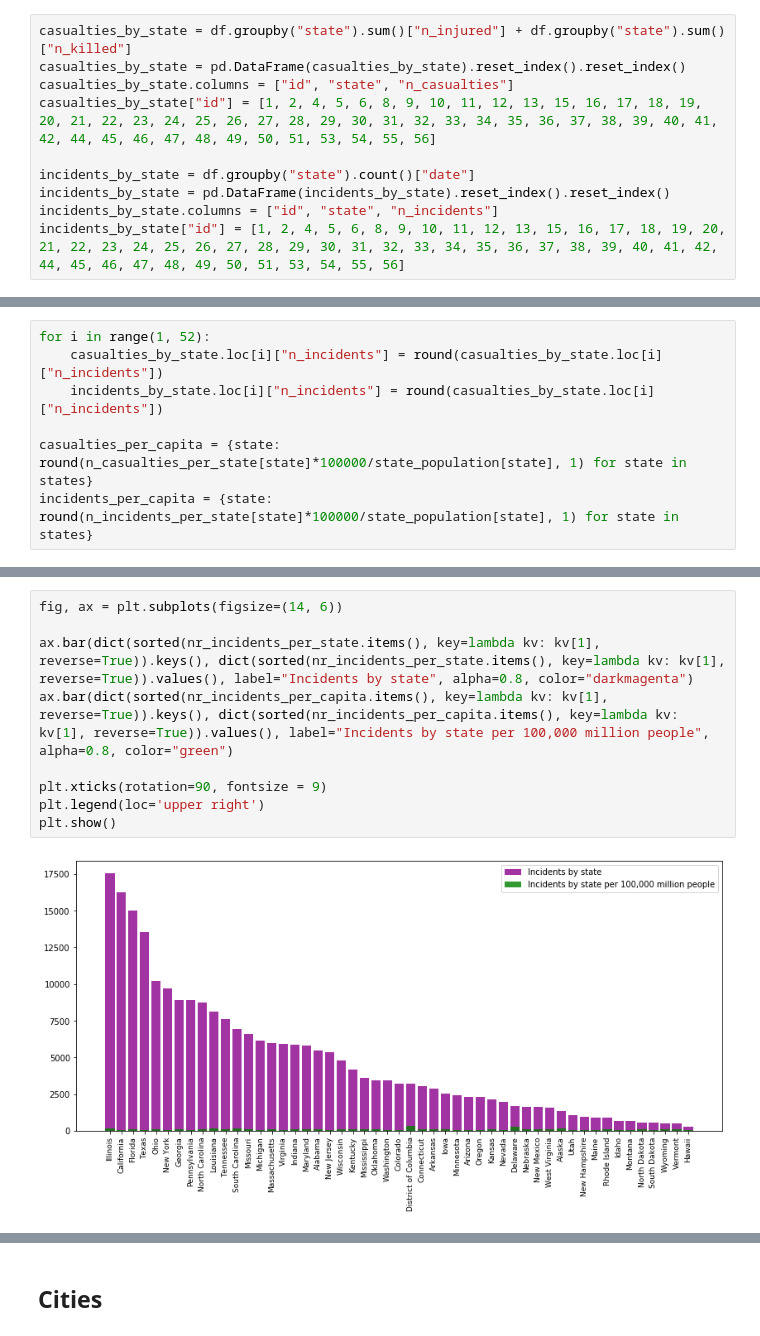
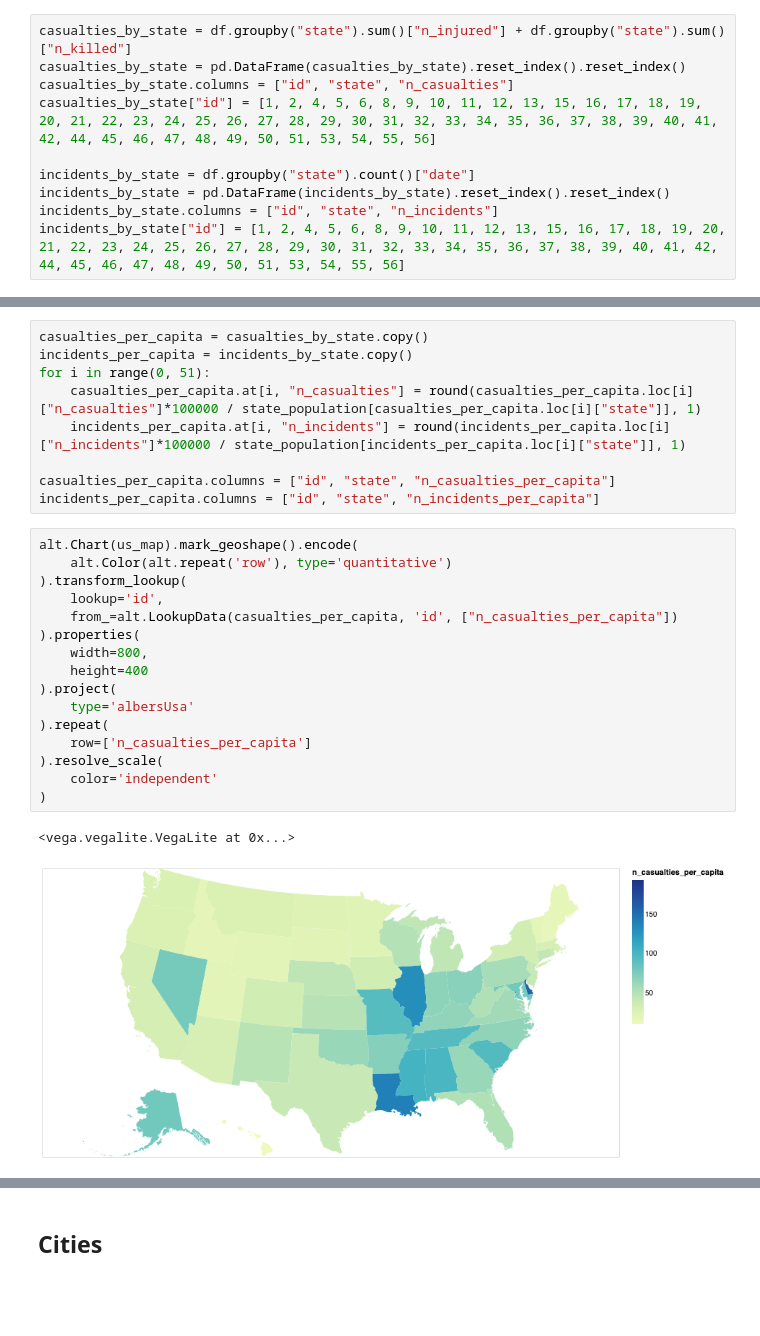
Before and after one commit to mideaconu/gun-violence, a Jupyter notebook: gun-violence.ipynb, the cells around one changed output, grey strips where cells are left out. Cells and saved outputs as stored; diff of their text form; blank space fills up the shorter version.

```diff
--- a/gun-violence.ipynb
+++ b/gun-violence.ipynb
@@ -595,10 +579,3 @@ alt.Chart(states_).mark_geoshape().encode(
 # %% [output]
 <vega.vegalite.VegaLite at 0x...>
 [figure]
-# %%
-for i in range(1, 52):
-    casualties_by_state.loc[i]["n_incidents"] = round(casualties_by_state.loc[i]["n_incidents"])
-    incidents_by_state.loc[i]["n_incidents"] = round(casualties_by_state.loc[i]["n_incidents"])
-
-casualties_per_capita = {state: round(n_casualties_per_state[state]*100000/state_population[state], 1) for state in states}
-incidents_per_capita = {state: round(n_incidents_per_state[state]*100000/state_population[state], 1) for state in states}
@@ -744,11 +582,28 @@ plot_map(nr_incidents_per_capita, min(nr_incidents_per_capita.values()), max(nr_
-# %%
-fig, ax = plt.subplots(figsize=(14, 6))
-
-ax.bar(dict(sorted(nr_incidents_per_state.items(), key=lambda kv: kv[1], reverse=True)).keys(), dict(sorted(nr_incidents_per_state.items(), key=lambda kv: kv[1], reverse=True)).values(), label="Incidents by state", alpha=0.8, color="darkmagenta")
-ax.bar(dict(sorted(nr_incidents_per_capita.items(), key=lambda kv: kv[1], reverse=True)).keys(), dict(sorted(nr_incidents_per_capita.items(), key=lambda kv: kv[1], reverse=True)).values(), label="Incidents by state per 100,000 million people", alpha=0.8, color="green")
-
-plt.xticks(rotation=90, fontsize = 9)
-plt.legend(loc='upper right')
-plt.show()
-# %% [output]
-[figure, removed]
+# %%
+casualties_per_capita = casualties_by_state.copy()
+incidents_per_capita = incidents_by_state.copy()
+for i in range(0, 51):
+    casualties_per_capita.at[i, "n_casualties"] = round(casualties_per_capita.loc[i]["n_casualties"]*100000 / state_population[casualties_per_capita.loc[i]["state"]], 1)
+    incidents_per_capita.at[i, "n_incidents"] = round(incidents_per_capita.loc[i]["n_incidents"]*100000 / state_population[incidents_per_capita.loc[i]["state"]], 1)
+
+casualties_per_capita.columns = ["id", "state", "n_casualties_per_capita"]
+incidents_per_capita.columns = ["id", "state", "n_incidents_per_capita"]
+# %%
+alt.Chart(us_map).mark_geoshape().encode(
+    alt.Color(alt.repeat('row'), type='quantitative')
+).transform_lookup(
+    lookup='id',
+    from_=alt.LookupData(casualties_per_capita, 'id', ["n_casualties_per_capita"])
+).properties(
+    width=800,
+    height=400
+).project(
+    type='albersUsa'
+).repeat(
+    row=['n_casualties_per_capita']
+).resolve_scale(
+    color='independent'
+)
+# %% [output]
+<vega.vegalite.VegaLite at 0x...>
+[figure, added]
```
Also changed, not shown: parts of 19 cells of this notebook.
